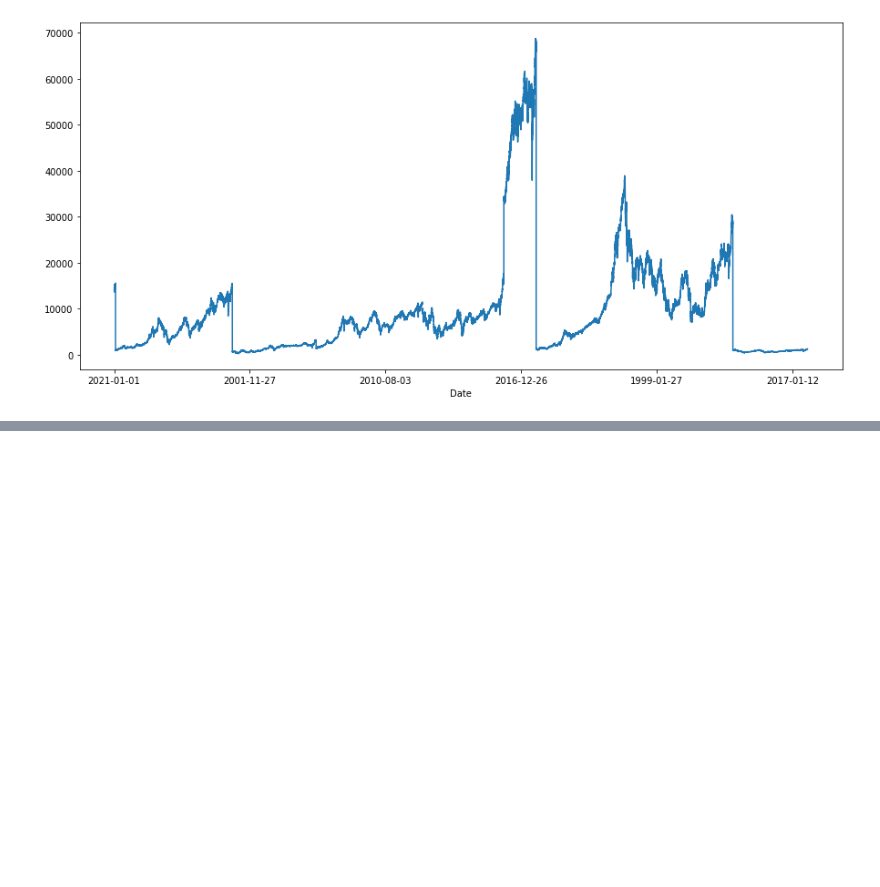
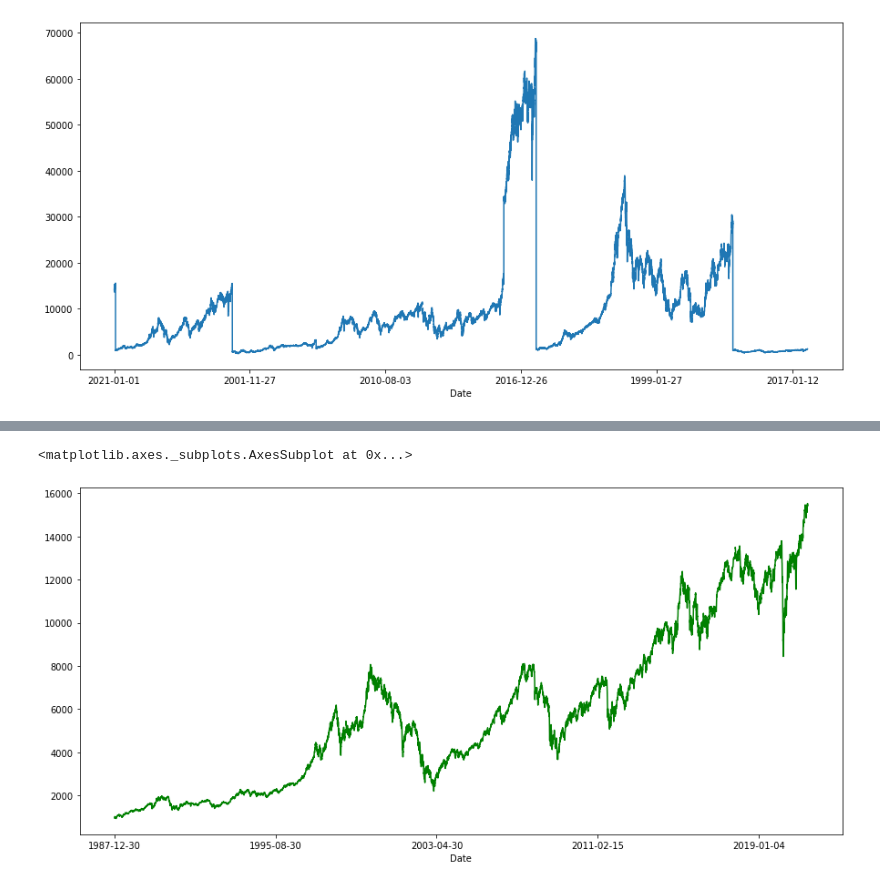
Before and after one commit to LuxusTrek/Notebooks, a Jupyter notebook: Stock_Exchange_Data.ipynb, the cells around one changed output, grey strips where cells are left out. Drawn from its saved outputs; the diff is of its cells as text; code cells hidden in the pictures; blank space fills up the shorter version.

```diff
--- a/Stock_Exchange_Data.ipynb
+++ b/Stock_Exchange_Data.ipynb
@@ -90,0 +102,6 @@ from2019["Close"].plot(figsize=(15,7))
+# %%
+Gdaxi = from2019[from2019["Index"] == "GDAXI"]
+Gdaxi['Close'].plot(figsize=(15,7),color="green")
+# %% [output]
+<matplotlib.axes._subplots.AxesSubplot at 0x...>
+[figure, added]
```
Also changed, not shown: parts of 3 cells of this notebook.
